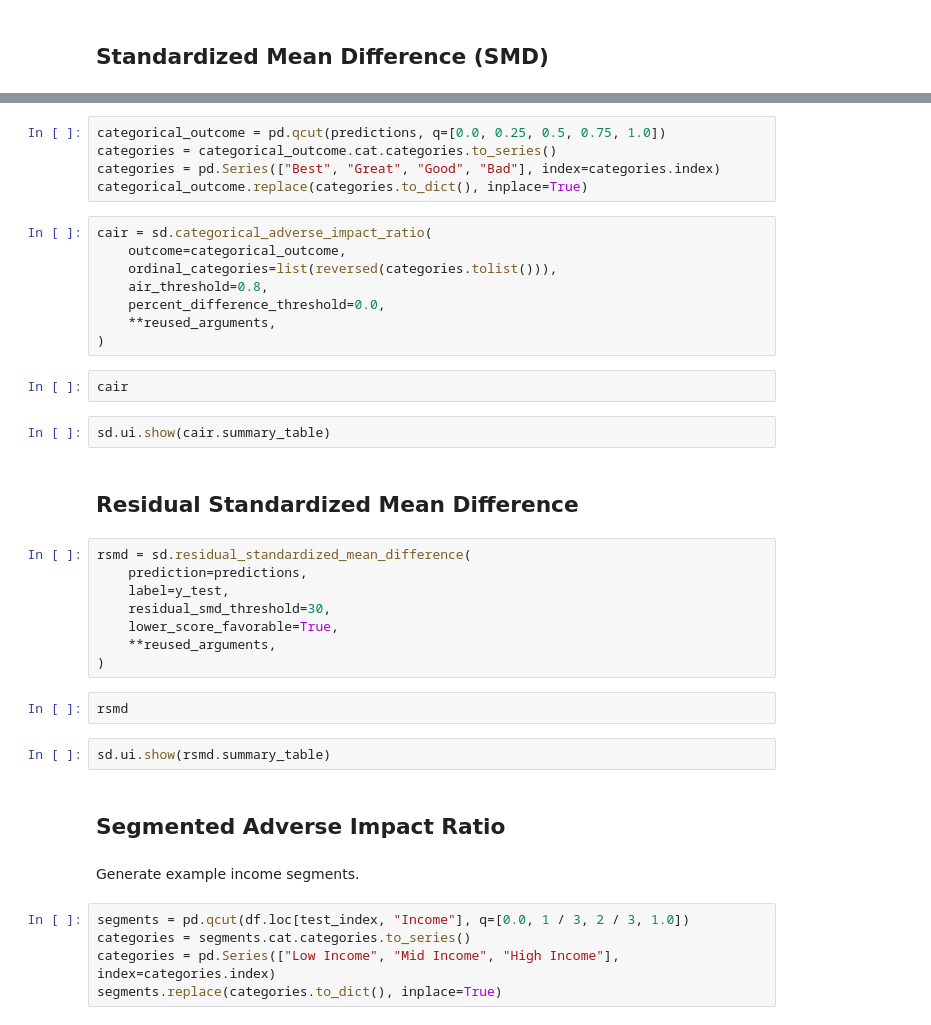
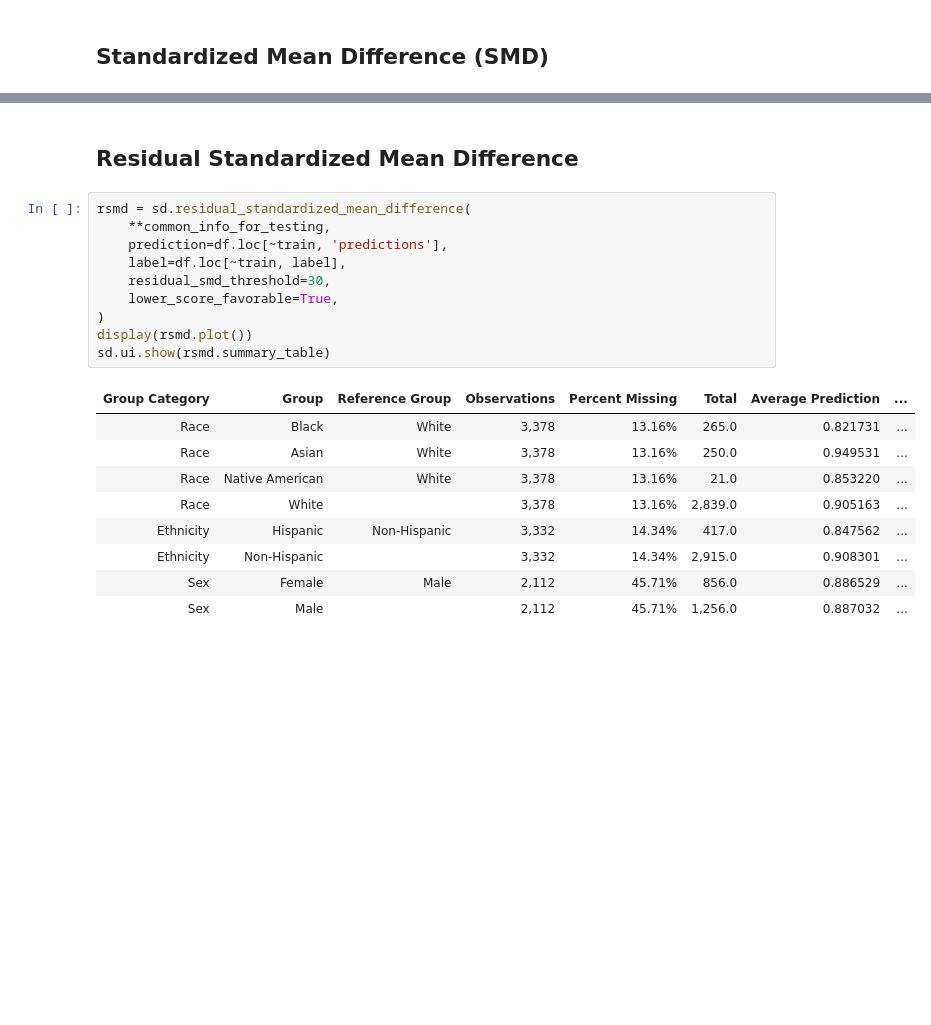
Before and after one commit to nickpschmidt/public_talks, a Jupyter notebook: 20221111 - Big Data and Intelligent Analytics - Northeastern/ML Fairness - HMDA Example.ipynb, the cells around one changed output, grey strips where cells are left out. Drawn from its saved outputs; the diff is of its cells as text; blank space fills up the shorter version.

Commit message:
Update to NE HMDA Example

```diff
--- a/20221111 - Big Data and Intelligent Analytics - Northeastern/ML Fairness - HMDA Example.ipynb
+++ b/20221111 - Big Data and Intelligent Analytics - Northeastern/ML Fairness - HMDA Example.ipynb
@@ -135,40 +183,22 @@ Generate an example categorical outcome.
-# %%
-categorical_outcome = pd.qcut(predictions, q=[0.0, 0.25, 0.5, 0.75, 1.0])
-categories = categorical_outcome.cat.categories.to_series()
-categories = pd.Series(["Best", "Great", "Good", "Bad"], index=categories.index)
-categorical_outcome.replace(categories.to_dict(), inplace=True)
-# %%
-cair = sd.categorical_adverse_impact_ratio(
-    outcome=categorical_outcome,
-    ordinal_categories=list(reversed(categories.tolist())),
-    air_threshold=0.8,
-    percent_difference_threshold=0.0,
-    **reused_arguments,
-)
-# %%
-cair
-# %%
-sd.ui.show(cair.summary_table)
 # %% [markdown]
 ## Residual Standardized Mean Difference
 # %%
 rsmd = sd.residual_standardized_mean_difference(
-    prediction=predictions,
-    label=y_test,
+    **common_info_for_testing,
+    prediction=df.loc[~train, 'predictions'],
+    label=df.loc[~train, label],
     residual_smd_threshold=30,
     lower_score_favorable=True,
-    **reused_arguments,
 )
+display(rsmd.plot())
+sd.ui.show(rsmd.summary_table)
+# %% [output]
+| Group Category | Group | Reference Group | Observations | Percent Missing | Total | Average Prediction | ... |
+| Race | Black | White | 3,378 | 13.16% | 265.0 | 0.821731 | ... |
+| Race | Asian | White | 3,378 | 13.16% | 250.0 | 0.949531 | ... |
+| Race | Native American | White | 3,378 | 13.16% | 21.0 | 0.853220 | ... |
+| Race | White |  | 3,378 | 13.16% | 2,839.0 | 0.905163 | ... |
+| Ethnicity | Hispanic | Non-Hispanic | 3,332 | 14.34% | 417.0 | 0.847562 | ... |
+| Ethnicity | Non-Hispanic |  | 3,332 | 14.34% | 2,915.0 | 0.908301 | ... |
+| Sex | Female | Male | 2,112 | 45.71% | 856.0 | 0.886529 | ... |
+| Sex | Male |  | 2,112 | 45.71% | 1,256.0 | 0.887032 | ... |
-# %%
-rsmd
-# %%
-sd.ui.show(rsmd.summary_table)
-# %% [markdown]
-## Segmented Adverse Impact Ratio
-# %% [markdown]
-Generate example income segments.
-# %%
-segments = pd.qcut(df.loc[test_index, "Income"], q=[0.0, 1 / 3, 2 / 3, 1.0])
-categories = segments.cat.categories.to_series()
-categories = pd.Series(["Low Income", "Mid Income", "High Income"], index=categories.index)
-segments.replace(categories.to_dict(), inplace=True)
```
Also changed, not shown: parts of 34 cells of this notebook.
